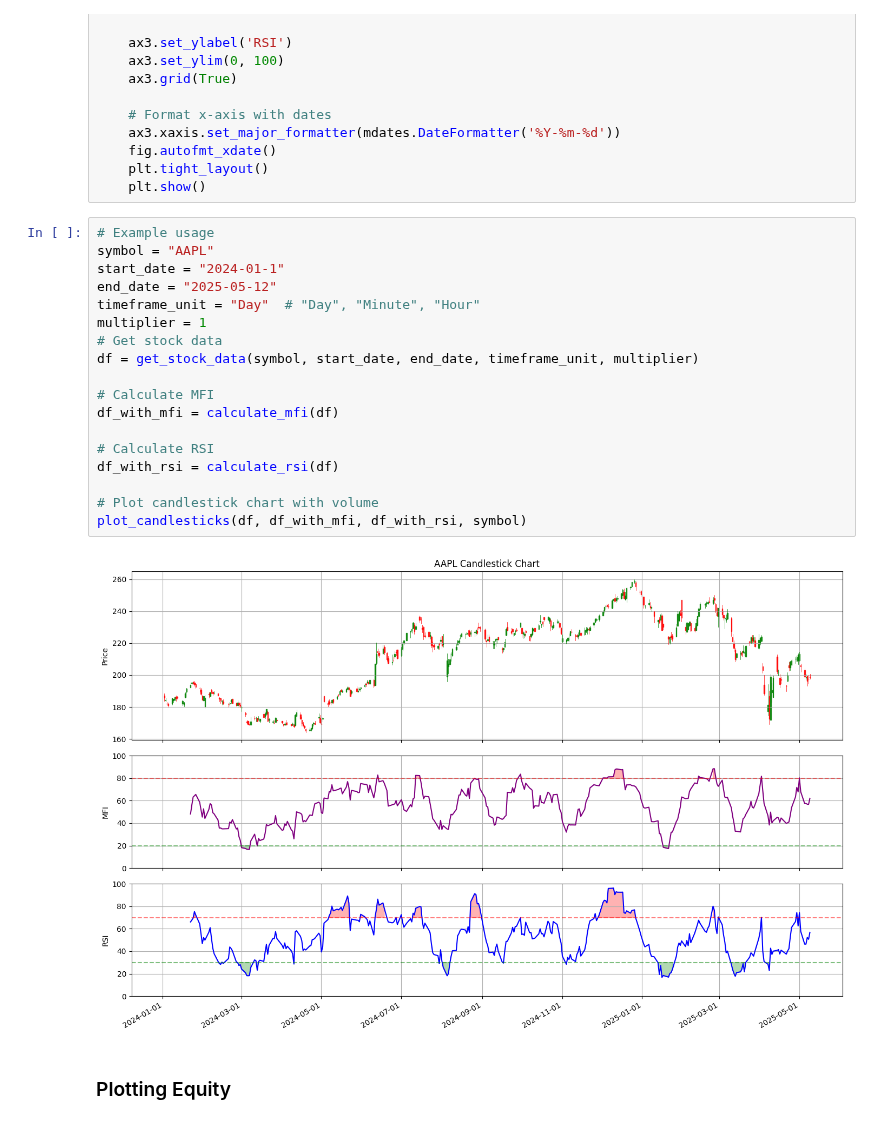
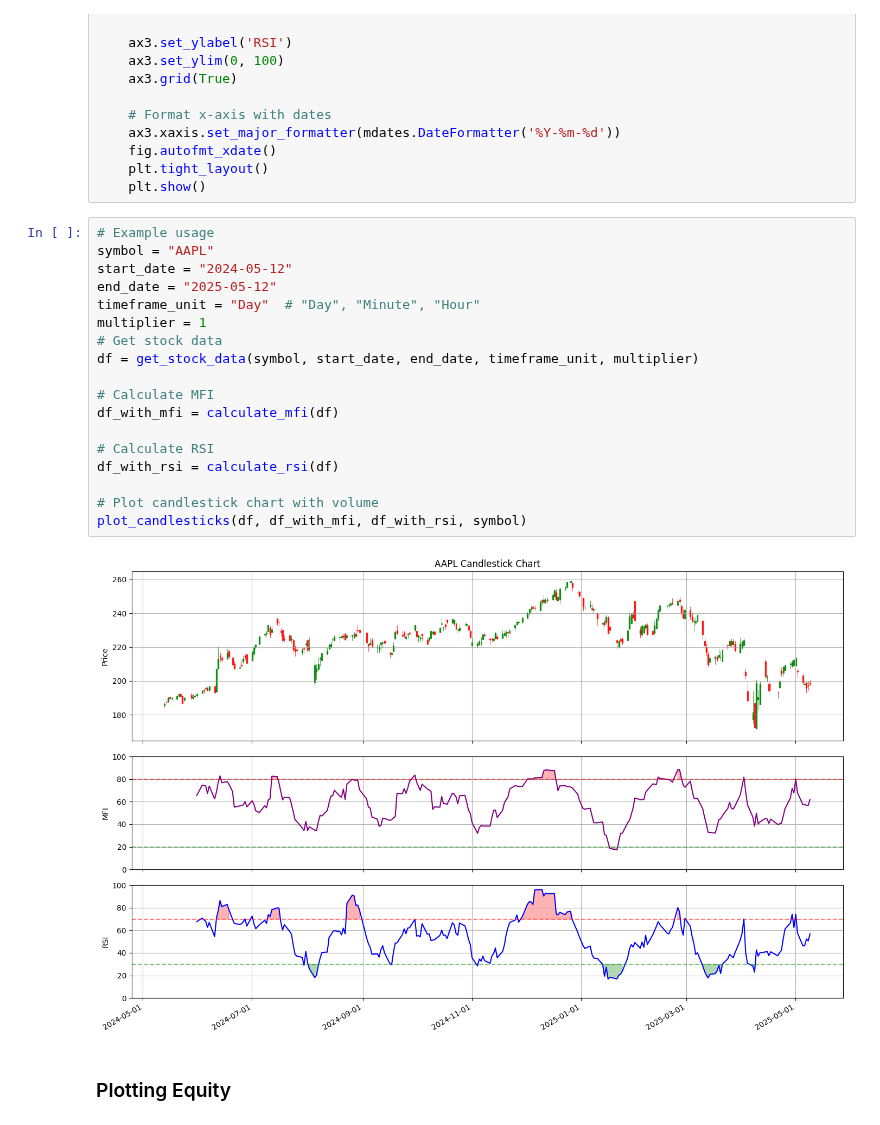
Before and after one commit to Code-For-3/Trading-for-Dummies, a Jupyter notebook: Indicators.ipynb, the cells around one changed output. Saved outputs shown, nothing was run; the diff lists cells and outputs as text.

```diff
--- a/Indicators.ipynb
+++ b/Indicators.ipynb
@@ -70,23 +70,23 @@ def plot_candlesticks(df, df_with_mfi, df_with_rsi, symbol: str, period=14):
 # %%
 # Example usage
 symbol = "AAPL"
-start_date = "2024-01-1"
+start_date = "2024-05-12"
 end_date = "2025-05-12"
 timeframe_unit = "Day"  # "Day", "Minute", "Hour"
 multiplier = 1
 # Get stock data
 df = get_stock_data(symbol, start_date, end_date, timeframe_unit, multiplier)
 
 # Calculate MFI
 df_with_mfi = calculate_mfi(df)
 
 # Calculate RSI
 df_with_rsi = calculate_rsi(df)
 
 # Plot candlestick chart with volume
 plot_candlesticks(df, df_with_mfi, df_with_rsi, symbol)
 # %% [output]
-[figure, old version]
+[figure, new version]
 # %% [markdown]
 ### Plotting Equity
 # %%
```
Also changed, not shown: parts of 8 cells of this notebook, 1 other file.
